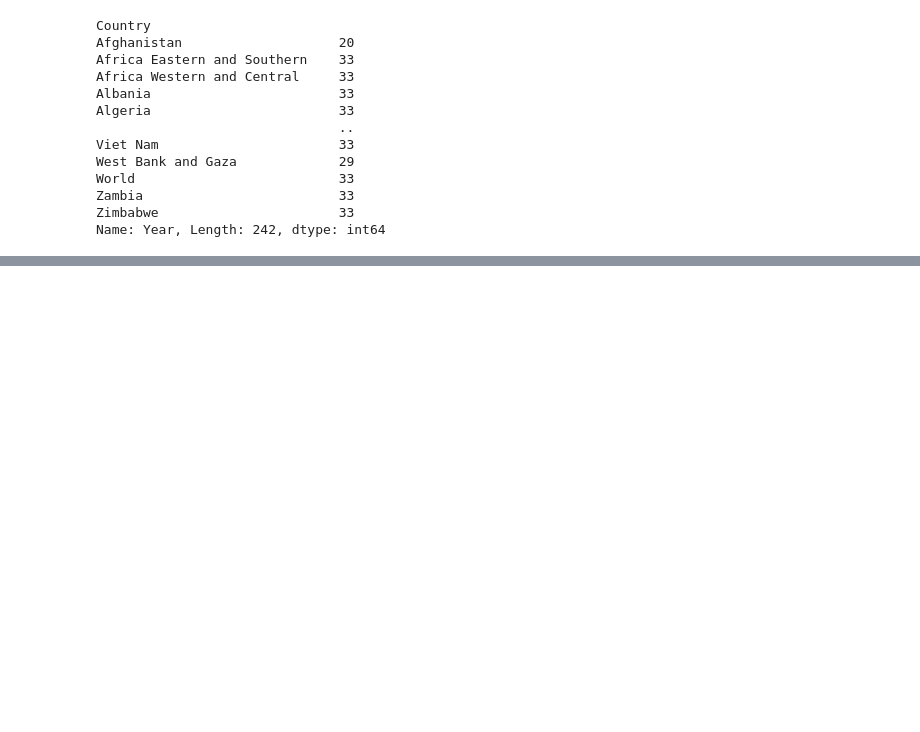
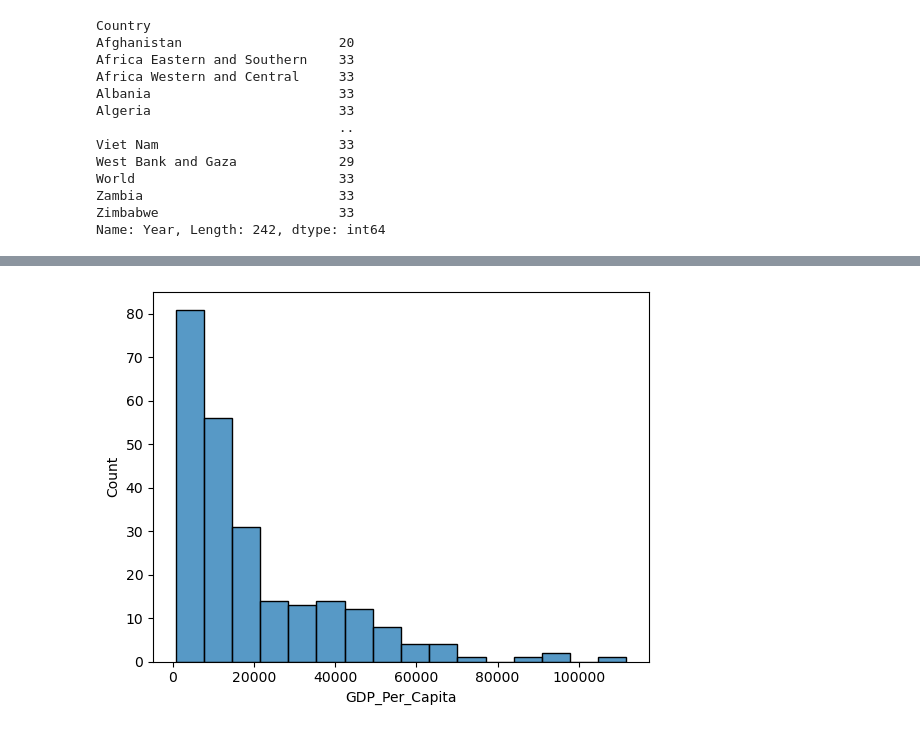
Before and after one commit to NSS-Data-Analytics-Cohort-10/gdp-and-internet-usage-HTMIV, a Jupyter notebook: Notebooks/Percapita.ipynb, the cells around one changed output, grey strips where cells are left out. Saved outputs shown, nothing was run; the diff lists cells and outputs as text; code cells hidden in the pictures; blank space fills up the shorter version.

```diff
--- a/Notebooks/Percapita.ipynb
+++ b/Notebooks/Percapita.ipynb
@@ -123,0 +120,5 @@ hist = sns.histplot(gdp_df,x = "Country", y = "GDP_Per_Capita")
+# %%
+df_year_2020_hist = gdp_df.loc[gdp_df["Year"]==2020]
+hist = sns.histplot(df_year_2020_hist,x = "GDP_Per_Capita")
+# %% [output]
+[figure, added]
```
Also changed, not shown: parts of 15 cells of this notebook.
